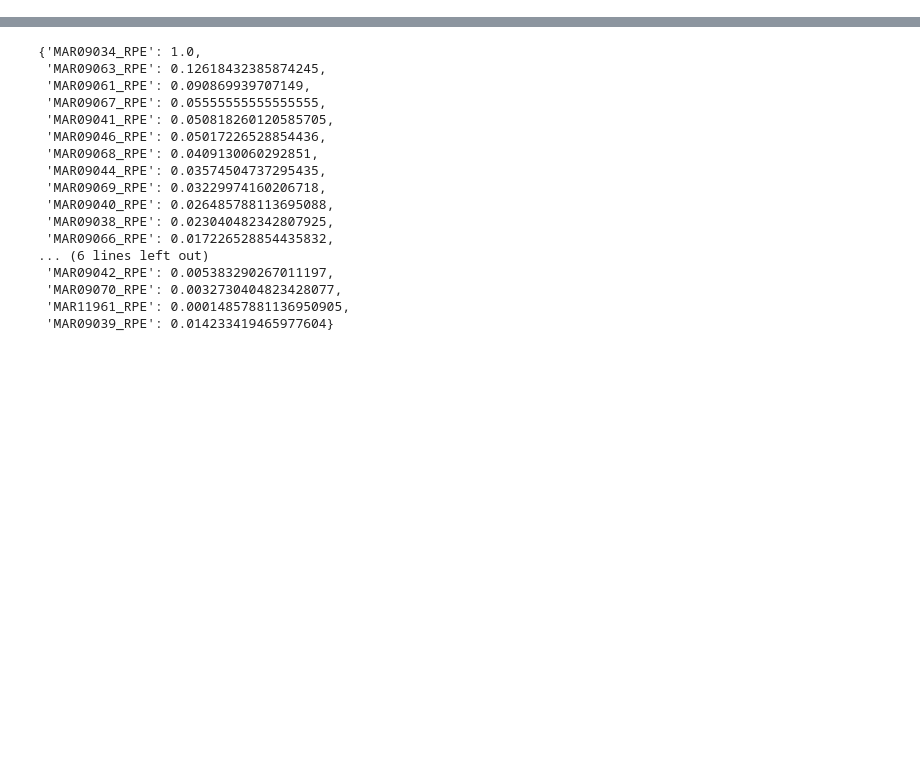
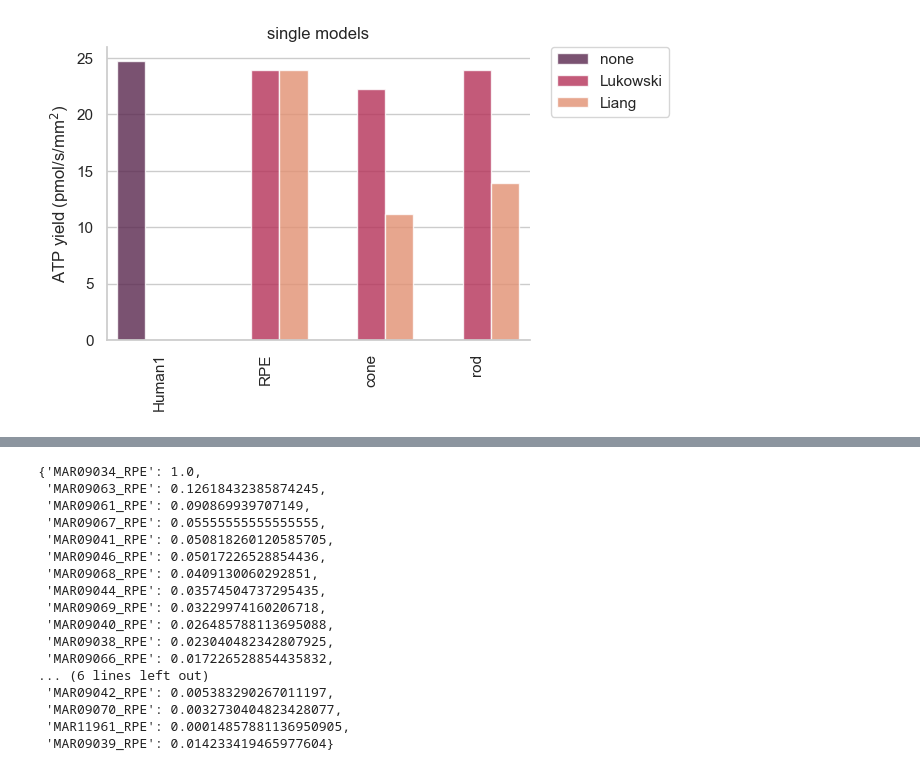
Before and after one commit to stellaprins/Human1_RPE-PR, a Jupyter notebook: jupyter/RPE-PR/test_sampling_oxphos_glucolysis.ipynb, the cells around one changed output, grey strips where cells are left out. Drawn from its saved outputs; the diff is of its cells as text; code cells hidden in the pictures; blank space fills up the shorter version.

```diff
--- a/jupyter/RPE-PR/test_sampling_oxphos_glucolysis.ipynb
+++ b/jupyter/RPE-PR/test_sampling_oxphos_glucolysis.ipynb
@@ -144,0 +276,35 @@ pd.DataFrame(results_dict, index = ['max ATP hydrolysis (pmol/s/mm^2)']).T
+# %%
+# plot results with seaborn catplot
+
+# FIG
+import matplotlib.pyplot as plt
+import seaborn as sns
+
+sns.set_theme(style="whitegrid")
+
+# select only combined models
+df2_single = df2[df2['type'] == 'single']
+
+# change order of bars in plot to Human1, Human1 (old), RPE, cone, rod make sure to have seperate bars for each datapoint
+g_single = sns.catplot(
+    data=df2_single, kind="bar",
+    x="cell", y="max ATP hydrolysis (pmol/s/mm^2)", hue="PR_data", hue_order=['none','Lukowski','Liang'],
+    order = ['Human1','RPE','cone','rod'],
+     palette="rocket", alpha=.8, height=4,
+)
+g_single.despine(left=False)
+g_single.set_axis_labels("","ATP yield (pmol/s/mm$^{2}$)")
+
+# rotate x-axis labels
+plt.xticks(rotation=90)
+plt.tight_layout()
+# move legend outside of plot
+plt.legend(bbox_to_anchor=(1.05, 1), loc=2, borderaxespad=0.)
+# plot title
+plt.title('single models')
+
+#remove one of the two legends
+g_single._legend.remove()
+g_single.legend.set_title("expression data")
+# %% [output]
+[figure, added]
```
Also changed, not shown: parts of 21 cells of this notebook.
